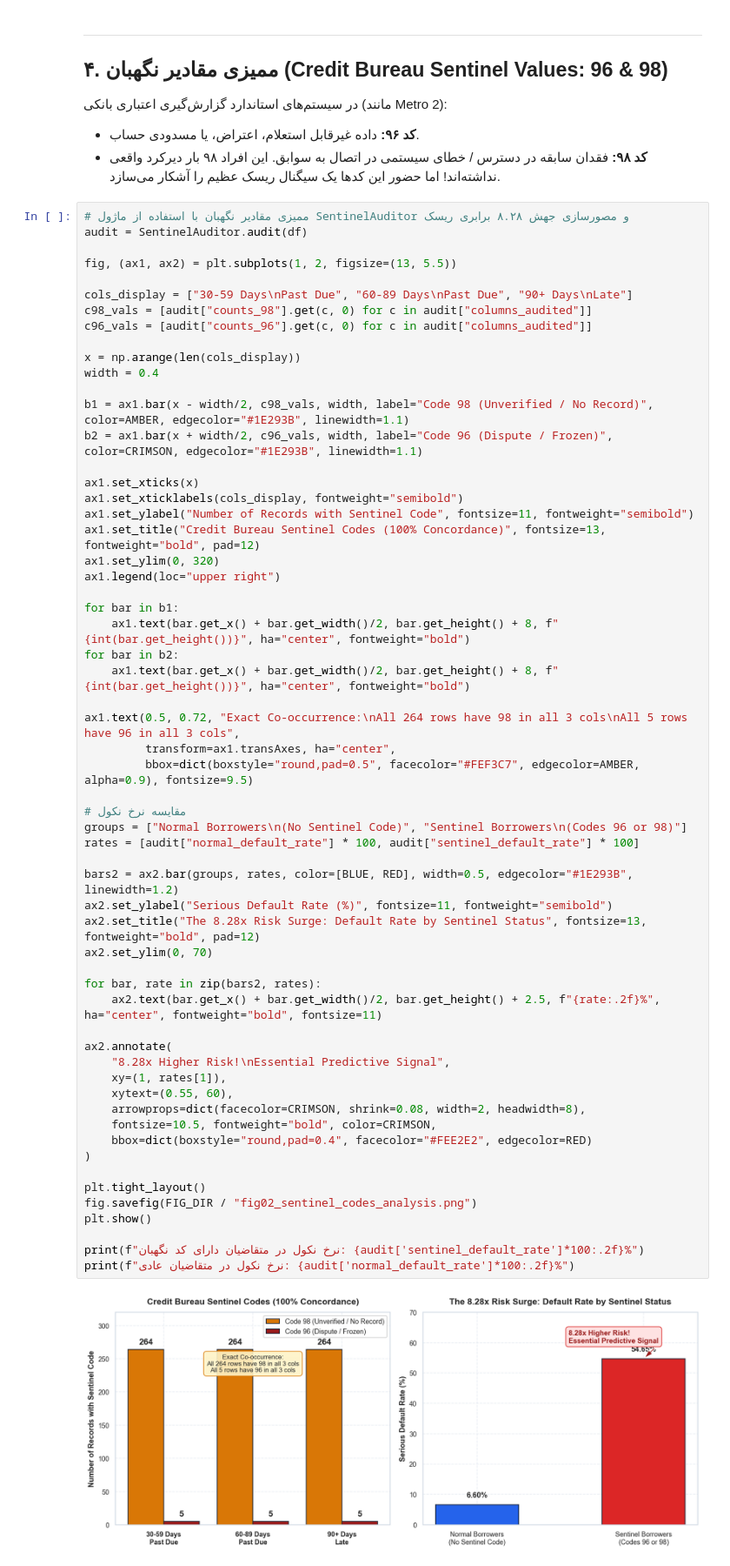
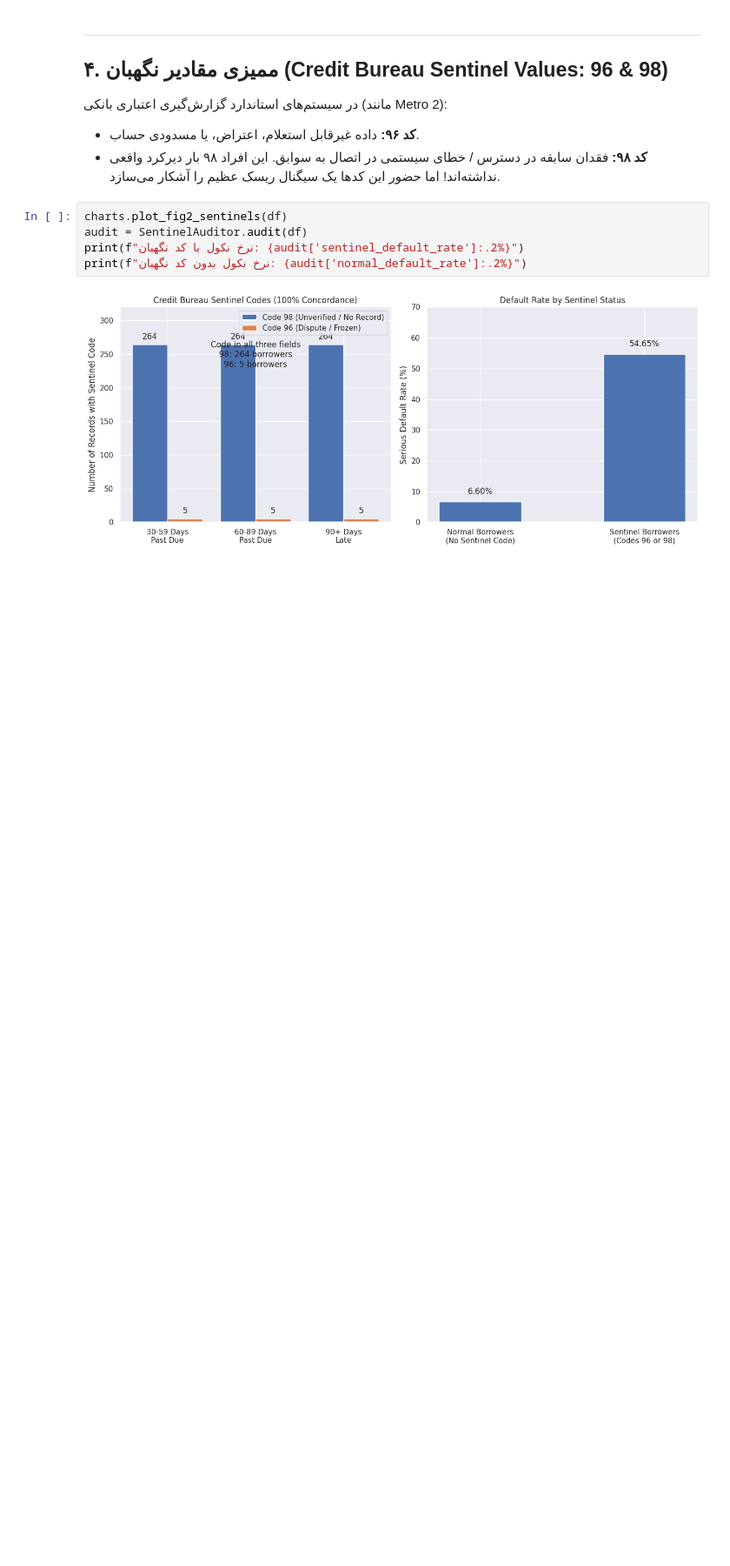
Before and after one commit to Parsa-Rajaee/Challenge_S3_FTI, a Jupyter notebook: part3/stage-3-machine-learning/solution.ipynb, the cells around one changed output. Shown at 87% size. Drawn from its saved outputs; the diff is of its cells as text; blank space fills up the shorter version.

```diff
--- a/part3/stage-3-machine-learning/solution.ipynb
+++ b/part3/stage-3-machine-learning/solution.ipynb
@@ -231,63 +102,9 @@ plt.show()
 - **کد ۹۸:** فقدان سابقه در دسترس / خطای سیستمی در اتصال به سوابق.
 این افراد ۹۸ بار دیرکرد واقعی نداشته‌اند! اما حضور این کدها یک سیگنال ریسک عظیم را آشکار می‌سازد.
 # %%
-# ممیزی مقادیر نگهبان با استفاده از ماژول SentinelAuditor و مصورسازی جهش ۸.۲۸ برابری ریسک
+charts.plot_fig2_sentinels(df)
 audit = SentinelAuditor.audit(df)
-
-fig, (ax1, ax2) = plt.subplots(1, 2, figsize=(13, 5.5))
-
-cols_display = ["30-59 Days\nPast Due", "60-89 Days\nPast Due", "90+ Days\nLate"]
-c98_vals = [audit["counts_98"].get(c, 0) for c in audit["columns_audited"]]
-c96_vals = [audit["counts_96"].get(c, 0) for c in audit["columns_audited"]]
-
-x = np.arange(len(cols_display))
-width = 0.4
-
-b1 = ax1.bar(x - width/2, c98_vals, width, label="Code 98 (Unverified / No Record)", color=AMBER, edgecolor="#1E293B", linewidth=1.1)
-b2 = ax1.bar(x + width/2, c96_vals, width, label="Code 96 (Dispute / Frozen)", color=CRIMSON, edgecolor="#1E293B", linewidth=1.1)
-
-ax1.set_xticks(x)
-ax1.set_xticklabels(cols_display, fontweight="semibold")
-ax1.set_ylabel("Number of Records with Sentinel Code", fontsize=11, fontweight="semibold")
-ax1.set_title("Credit Bureau Sentinel Codes (100% Concordance)", fontsize=13, fontweight="bold", pad=12)
-ax1.set_ylim(0, 320)
-ax1.legend(loc="upper right")
-
-for bar in b1:
-    ax1.text(bar.get_x() + bar.get_width()/2, bar.get_height() + 8, f"{int(bar.get_height())}", ha="center", fontweight="bold")
-for bar in b2:
-    ax1.text(bar.get_x() + bar.get_width()/2, bar.get_height() + 8, f"{int(bar.get_height())}", ha="center", fontweight="bold")
-
-ax1.text(0.5, 0.72, "Exact Co-occurrence:\nAll 264 rows have 98 in all 3 cols\nAll 5 rows have 96 in all 3 cols",
-         transform=ax1.transAxes, ha="center",
-         bbox=dict(boxstyle="round,pad=0.5", facecolor="#FEF3C7", edgecolor=AMBER, alpha=0.9), fontsize=9.5)
-
-# مقایسه نرخ نکول
-groups = ["Normal Borrowers\n(No Sentinel Code)", "Sentinel Borrowers\n(Codes 96 or 98)"]
-rates = [audit["normal_default_rate"] * 100, audit["sentinel_default_rate"] * 100]
-
-bars2 = ax2.bar(groups, rates, color=[BLUE, RED], width=0.5, edgecolor="#1E293B", linewidth=1.2)
-ax2.set_ylabel("Serious Default Rate (%)", fontsize=11, fontweight="semibold")
-ax2.set_title("The 8.28x Risk Surge: Default Rate by Sentinel Status", fontsize=13, fontweight="bold", pad=12)
-ax2.set_ylim(0, 70)
-
-for bar, rate in zip(bars2, rates):
-    ax2.text(bar.get_x() + bar.get_width()/2, bar.get_height() + 2.5, f"{rate:.2f}%", ha="center", fontweight="bold", fontsize=11)
-
-ax2.annotate(
-    "8.28x Higher Risk!\nEssential Predictive Signal",
-    xy=(1, rates[1]),
-    xytext=(0.55, 60),
-    arrowprops=dict(facecolor=CRIMSON, shrink=0.08, width=2, headwidth=8),
-    fontsize=10.5, fontweight="bold", color=CRIMSON,
-    bbox=dict(boxstyle="round,pad=0.4", facecolor="#FEE2E2", edgecolor=RED)
-)
-
-plt.tight_layout()
-fig.savefig(FIG_DIR / "fig02_sentinel_codes_analysis.png")
-plt.show()
-
-print(f"نرخ نکول در متقاضیان دارای کد نگهبان: {audit['sentinel_default_rate']*100:.2f}%")
-print(f"نرخ نکول در متقاضیان عادی: {audit['normal_default_rate']*100:.2f}%")
+print(f"نرخ نکول با کد نگهبان: {audit['sentinel_default_rate']:.2%}")
+print(f"نرخ نکول بدون کد نگهبان: {audit['normal_default_rate']:.2%}")
 # %% [output]
-[figure, old version]
+[figure, new version]
```
Also changed, not shown: parts of 15 cells of this notebook, 19 other files.
